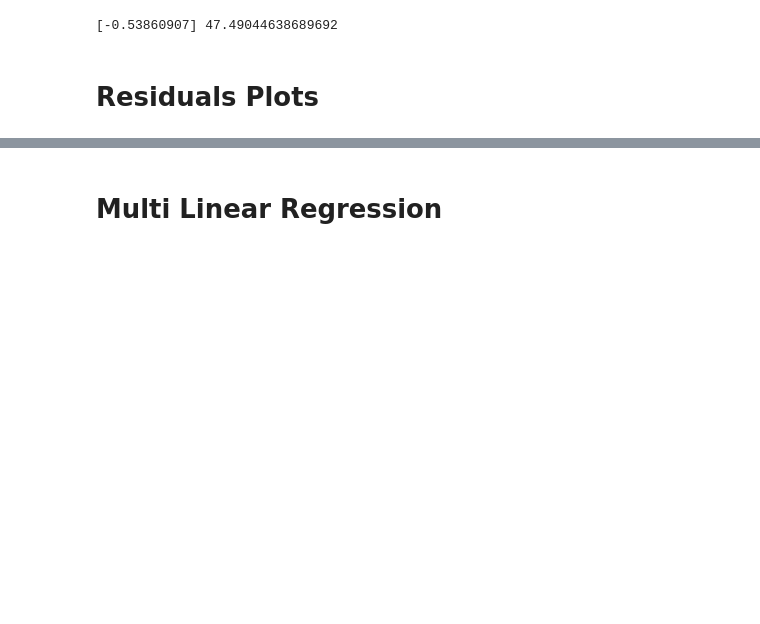
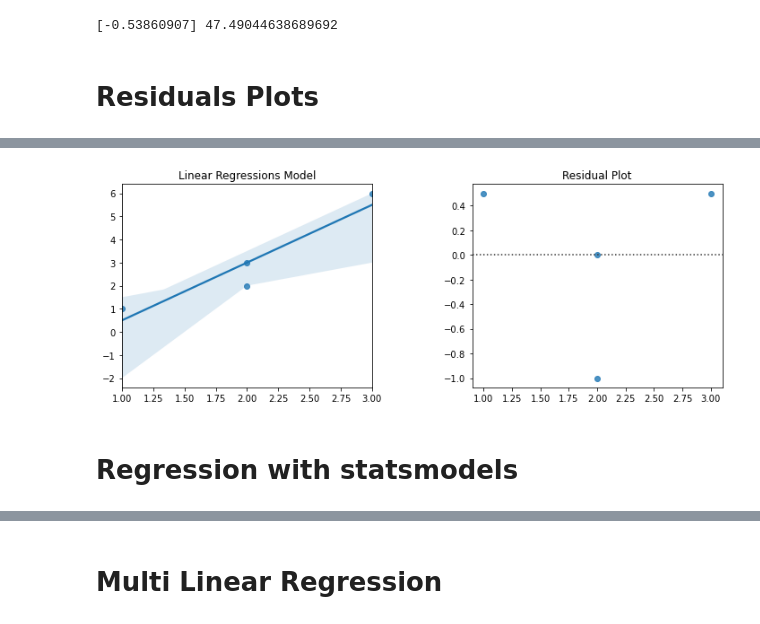
Before and after one commit to r2klabs/RegressionExamples, a Jupyter notebook: LinearRegression.ipynb, the cells around one changed output, grey strips where cells are left out. Drawn from its saved outputs; the diff is of its cells as text; code cells hidden in the pictures; blank space fills up the shorter version.

```diff
--- a/LinearRegression.ipynb
+++ b/LinearRegression.ipynb
@@ -135,0 +156,6 @@ print(model6.coef_,model6.intercept_)
+# %%
+check_plots(linear3x, linear3y)
+# %% [output]
+[figure, added]
+# %% [markdown]
+# Regression with statsmodels
```
Also changed, not shown: parts of 95 cells of this notebook, 5 other files.
